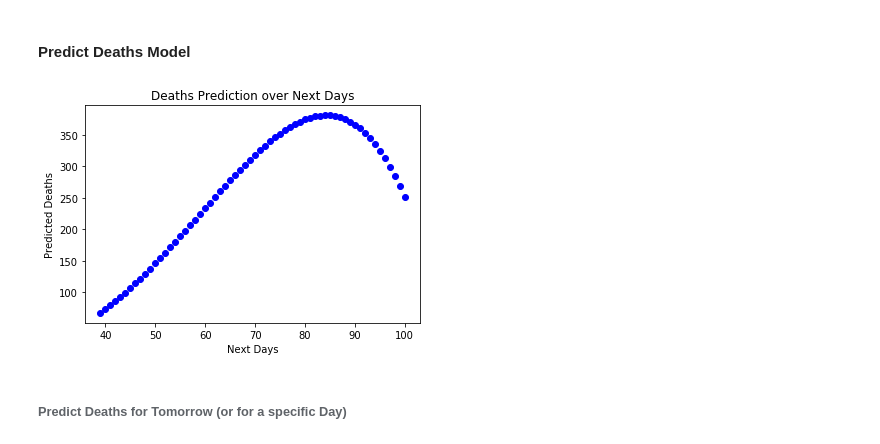
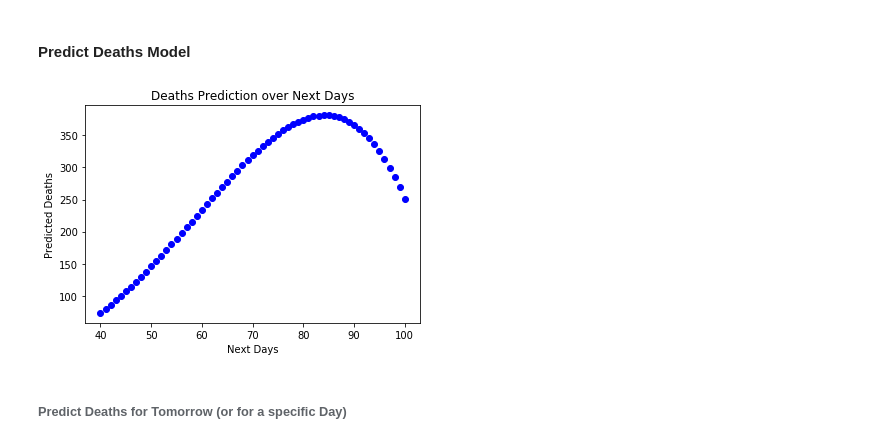
Before and after one commit to mastavralis/dm-covid-19-greece, a Jupyter notebook: main.ipynb, the cells around one changed output. Drawn from its saved outputs; the diff is of its cells as text; code cells hidden in the pictures.

```diff
--- a/main.ipynb
+++ b/main.ipynb
@@ -204,8 +204,8 @@ plt.show()
 # %% [markdown]
 #### Predict Cases Model
 # %%
-days = np.arange(39, 101)
-
+current_day = len(country_df)
+days = np.arange(current_day, 70)
 pred = []
 next_days = []
 
@@ -271,26 +271,26 @@ plt.show()
 # %% [markdown]
 #### Predict Deaths Model
 # %%
-days = np.arange(39,101)
+days = np.arange(current_day,101)
 pred = []
 next_days = []
 
 for i in days:
     next_days.append( lin2.predict(poly.fit_transform([[i]])) )
 
 
 X = days
 y = next_days
 
 # Visualising the Polynomial Regression results
 plt.scatter(X, y, color = 'blue')
 
 plt.title('Deaths Prediction over Next Days')
 plt.xlabel('Next Days')
 plt.ylabel('Predicted Deaths')
 plt.show()
 # %% [output]
-[figure, old version]
+[figure, new version]
 # %% [markdown]
 ###### Predict Deaths for Tomorrow (or for a specific Day)
 # %%
```
Also changed, not shown: parts of 1 cell of this notebook, 3 other files.
